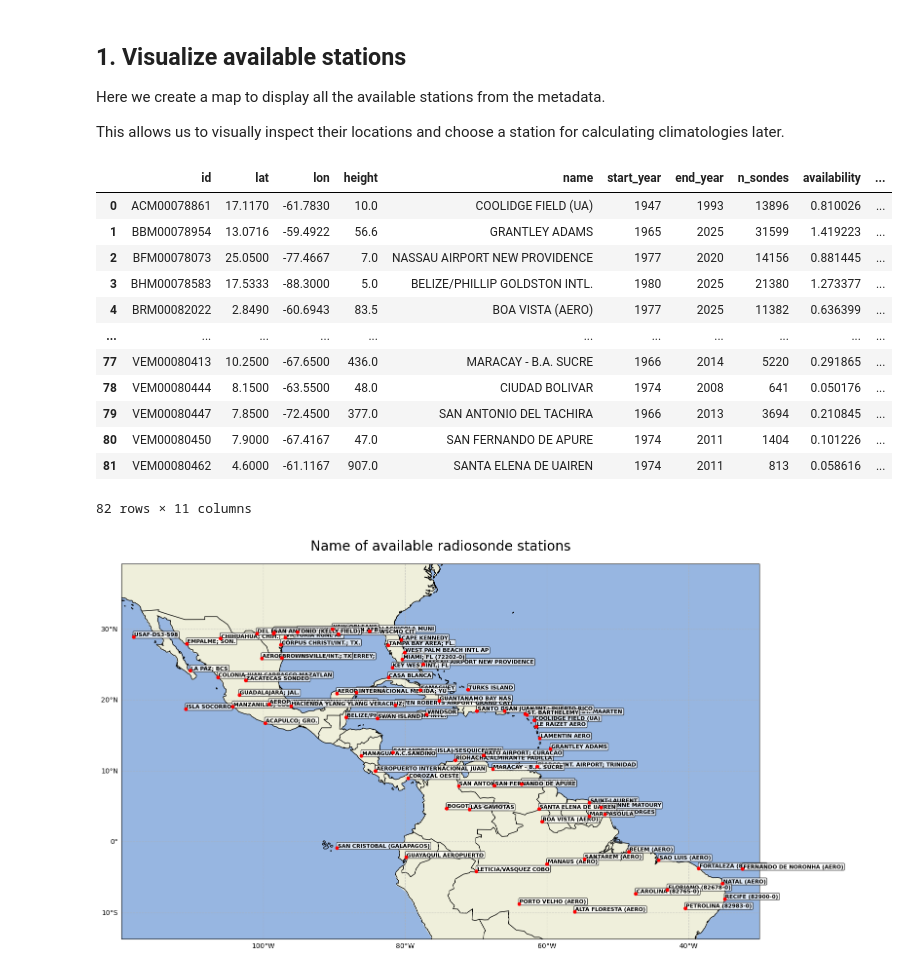
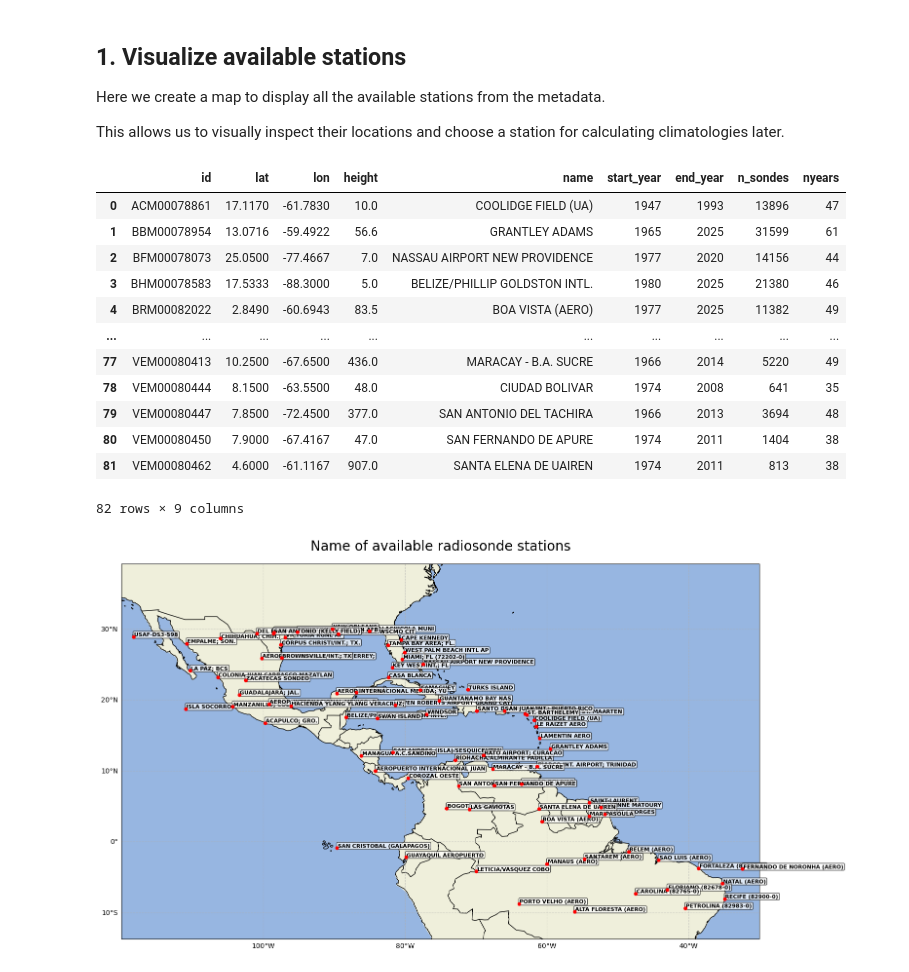
Before and after one commit to dgarzonc/radiosonde_climatology_analysis, a Jupyter notebook: notebooks/01_select_station.ipynb, the cells around one changed output. Saved outputs shown, nothing was run; the diff lists cells and outputs as text; code cells hidden in the pictures.

```diff
--- a/notebooks/01_select_station.ipynb
+++ b/notebooks/01_select_station.ipynb
@@ -47,48 +47,47 @@ df_DataFormat = pd.read_csv(f'{docs_folder}/format_stations_metadata.csv')
 colspecs = []
 selected_variables = df_DataFormat['col_name'].to_list()
 for i_var in df_DataFormat.index:
     var_i = df_DataFormat.loc[i_var, 'col_name']
     if not(var_i in selected_variables): continue
     idx_ini_i = df_DataFormat.loc[i_var, 'start_icol']
     idx_end_i = df_DataFormat.loc[i_var, 'end_icol']
     colspecs += [(idx_ini_i, idx_end_i)]
 
 metadatafile = f'{docs_folder}/igra2-station-list.txt'
 with open(metadatafile) as file:
     df_stations = pd.read_fwf(metadatafile, colspecs=colspecs, header=None, names=selected_variables)
 
 df_stations['n_sondes'] = df_stations['n_sondes'].astype(int)
 df_stations['end_year'] = df_stations['end_year'].astype(int)
 df_stations['start_year'] = df_stations['start_year'].astype(int)
-df_stations['availability'] = df_stations['n_sondes']/((df_stations['end_year']-df_stations['start_year']+1)*365)
-df_stations['nyears_available'] = df_stations['n_sondes']/365
 df_stations['nyears'] = df_stations['end_year']-df_stations['start_year']+1
 df_stations
 
 # temporal filer
 df_stations = df_stations.loc[df_stations['nyears']>=30*0.8]
 # According to best practices guide (WMO), a climatology should be based on at least 80% data coverage over a 30-year reference period.
+# Check on the actual availability of the information, this is just a indicator
 
 ## spatial filter
 df_stations = df_stations.loc[(df_stations['lat']>=lat_min)&(df_stations['lat']<=lat_max)]
 df_stations = df_stations.loc[(df_stations['lon']>=lon_min)&(df_stations['lon']<=lon_max)]
 df_stations.reset_index(drop=True,inplace=True)
 
 df_stations
 # %% [output]
-|  | id | lat | lon | height | name | start_year | end_year | n_sondes | availability | ... |
-| 0 | ACM00078861 | 17.1170 | -61.7830 | 10.0 | COOLIDGE FIELD (UA) | 1947 | 1993 | 13896 | 0.810026 | ... |
-| 1 | BBM00078954 | 13.0716 | -59.4922 | 56.6 | GRANTLEY ADAMS | 1965 | 2025 | 31599 | 1.419223 | ... |
-| 2 | BFM00078073 | 25.0500 | -77.4667 | 7.0 | NASSAU AIRPORT NEW PROVIDENCE | 1977 | 2020 | 14156 | 0.881445 | ... |
-| 3 | BHM00078583 | 17.5333 | -88.3000 | 5.0 | BELIZE/PHILLIP GOLDSTON INTL. | 1980 | 2025 | 21380 | 1.273377 | ... |
-| 4 | BRM00082022 | 2.8490 | -60.6943 | 83.5 | BOA VISTA (AERO) | 1977 | 2025 | 11382 | 0.636399 | ... |
-| ... | ... | ... | ... | ... | ... | ... | ... | ... | ... | ... |
-| 77 | VEM00080413 | 10.2500 | -67.6500 | 436.0 | MARACAY - B.A. SUCRE | 1966 | 2014 | 5220 | 0.291865 | ... |
-| 78 | VEM00080444 | 8.1500 | -63.5500 | 48.0 | CIUDAD BOLIVAR | 1974 | 2008 | 641 | 0.050176 | ... |
-| 79 | VEM00080447 | 7.8500 | -72.4500 | 377.0 | SAN ANTONIO DEL TACHIRA | 1966 | 2013 | 3694 | 0.210845 | ... |
-| 80 | VEM00080450 | 7.9000 | -67.4167 | 47.0 | SAN FERNANDO DE APURE | 1974 | 2011 | 1404 | 0.101226 | ... |
-| 81 | VEM00080462 | 4.6000 | -61.1167 | 907.0 | SANTA ELENA DE UAIREN | 1974 | 2011 | 813 | 0.058616 | ... |
+|  | id | lat | lon | height | name | start_year | end_year | n_sondes | nyears |
+| 0 | ACM00078861 | 17.1170 | -61.7830 | 10.0 | COOLIDGE FIELD (UA) | 1947 | 1993 | 13896 | 47 |
+| 1 | BBM00078954 | 13.0716 | -59.4922 | 56.6 | GRANTLEY ADAMS | 1965 | 2025 | 31599 | 61 |
+| 2 | BFM00078073 | 25.0500 | -77.4667 | 7.0 | NASSAU AIRPORT NEW PROVIDENCE | 1977 | 2020 | 14156 | 44 |
+| 3 | BHM00078583 | 17.5333 | -88.3000 | 5.0 | BELIZE/PHILLIP GOLDSTON INTL. | 1980 | 2025 | 21380 | 46 |
+| 4 | BRM00082022 | 2.8490 | -60.6943 | 83.5 | BOA VISTA (AERO) | 1977 | 2025 | 11382 | 49 |
+| ... | ... | ... | ... | ... | ... | ... | ... | ... | ... |
+| 77 | VEM00080413 | 10.2500 | -67.6500 | 436.0 | MARACAY - B.A. SUCRE | 1966 | 2014 | 5220 | 49 |
+| 78 | VEM00080444 | 8.1500 | -63.5500 | 48.0 | CIUDAD BOLIVAR | 1974 | 2008 | 641 | 35 |
+| 79 | VEM00080447 | 7.8500 | -72.4500 | 377.0 | SAN ANTONIO DEL TACHIRA | 1966 | 2013 | 3694 | 48 |
+| 80 | VEM00080450 | 7.9000 | -67.4167 | 47.0 | SAN FERNANDO DE APURE | 1974 | 2011 | 1404 | 38 |
+| 81 | VEM00080462 | 4.6000 | -61.1167 | 907.0 | SANTA ELENA DE UAIREN | 1974 | 2011 | 813 | 38 |
-82 rows × 11 columns
+82 rows × 9 columns
 # %%
 ############
 ### map
```
Also changed, not shown: parts of 1 cell of this notebook, 6 other files.
